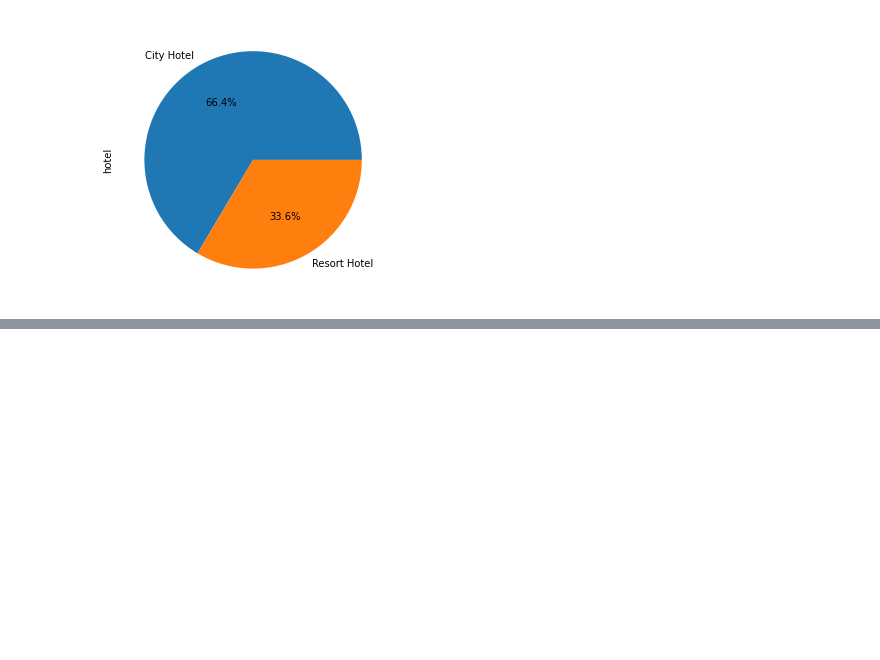
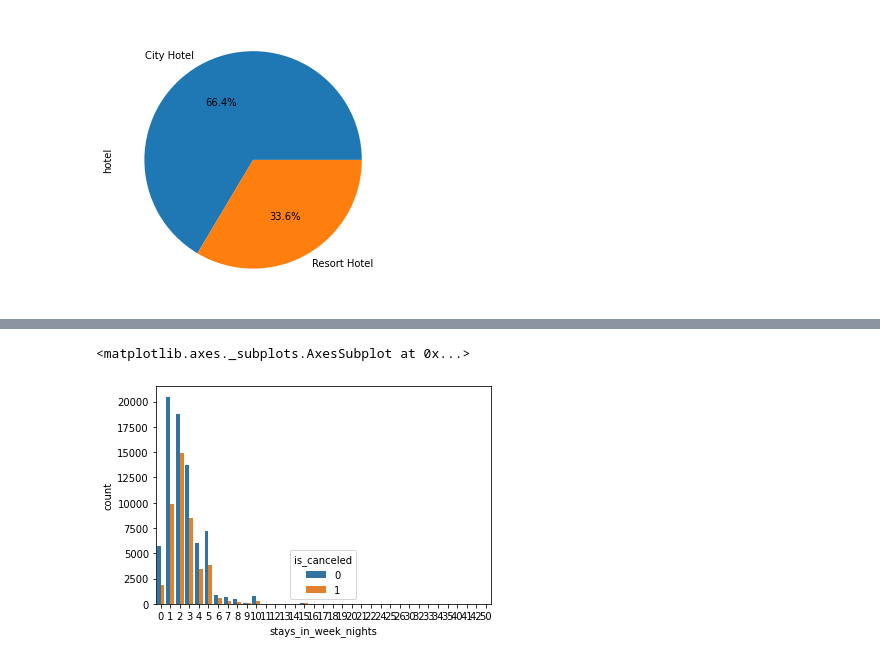
Before and after one commit to 143biswajit/Hotel_booking_analysis, a Jupyter notebook: Hotel_Booking_Analysis_Capstone_Project.ipynb, the cells around one changed output, grey strips where cells are left out. Saved outputs shown, nothing was run; the diff lists cells and outputs as text; code cells hidden in the pictures; blank space fills up the shorter version.

```diff
--- a/Hotel_Booking_Analysis_Capstone_Project.ipynb
+++ b/Hotel_Booking_Analysis_Capstone_Project.ipynb
@@ -377,0 +431,6 @@ plot = hotel_df['hotel'].value_counts().plot.pie(x ='City Hotel', y = 'Resort Ho
+# %%
+# visualisation way
+sns.countplot(data=hotel_df,x ='stays_in_week_nights',hue = 'is_canceled')
+# %% [output]
+<matplotlib.axes._subplots.AxesSubplot at 0x...>
+[figure, added]
```
Also changed, not shown: parts of 11 cells of this notebook.
